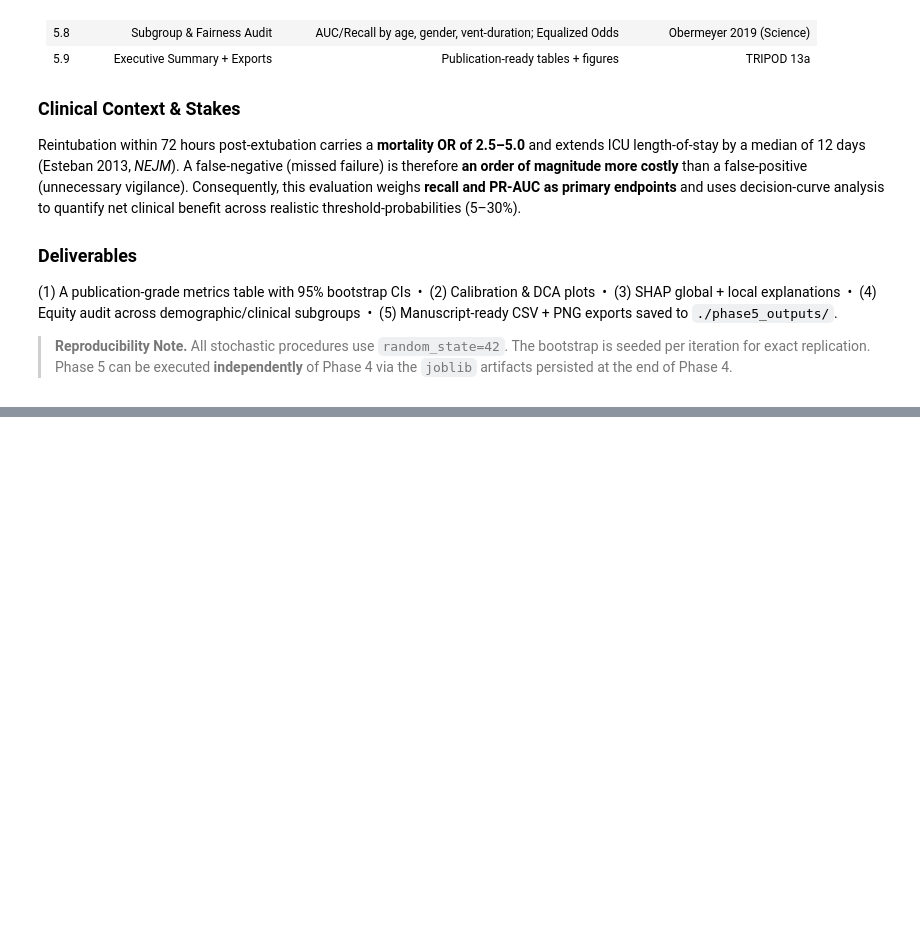
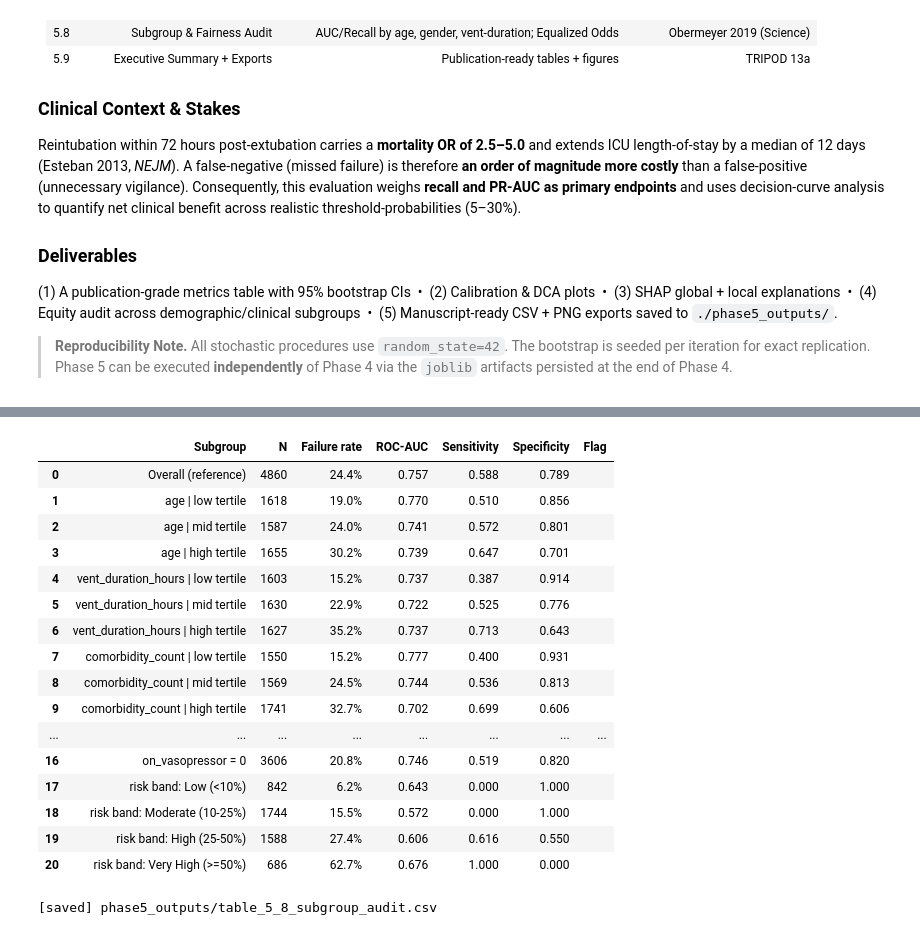
Before and after one commit to UIUO0/Predicting-Extubation-Failure, a Jupyter notebook: Predicting_Extubation_Failure.ipynb, the cells around one changed output, grey strips where cells are left out. Saved outputs shown, nothing was run; the diff lists cells and outputs as text; code cells hidden in the pictures; blank space fills up the shorter version.

```diff
--- a/Predicting_Extubation_Failure.ipynb
+++ b/Predicting_Extubation_Failure.ipynb
@@ -2745,6 +2892,32 @@ print(f'[saved] {OUT_DIR}/figure_5_7_risk_strata.png')
 #   - Predicted-risk band (sanity check from Section 5.7)
 # Subgroups with n<30 are flagged but reported for transparency.
 # -------------------------------------------------------------------
+import joblib
+import numpy as np
+import pandas as pd
+import matplotlib.pyplot as plt
+from pathlib import Path
+from sklearn.metrics import roc_auc_score, recall_score
+
+# ── Self-contained: load Phase 4 artifacts if missing ──
+def _safe_load(name: str, fallback_path: str):
+    if name in globals():
+        return globals()[name]
+    return joblib.load(fallback_path)
+
+results   = _safe_load('results',   'results.pkl')
+best_name = _safe_load('best_name', 'best_name.pkl')
+X_test    = _safe_load('X_test',    'X_test.pkl')
+y_test    = _safe_load('y_test',    'y_test.pkl')
+
+y_test_arr = np.asarray(y_test).astype(int)
+N_TEST     = len(y_test_arr)
+
+OUT_DIR = Path('phase5_outputs')
+OUT_DIR.mkdir(exist_ok=True)
+
+RISK_BINS   = [-0.001, 0.10, 0.25, 0.50, 1.001]
+RISK_LABELS = ['Low (<10%)', 'Moderate (10-25%)', 'High (25-50%)', 'Very High (>=50%)']
 
 # ---- Identify candidate stratification columns -------------------
 CONT_CANDIDATES = {'age', 'apache_ii', 'apache_iv', 'apacheii', 'apacheiv',
@@ -2761,6 +2934,9 @@ print(f'Binary stratifiers     : {bin_cols or "[none]"}')
 
 best_prob = np.asarray(results[best_name]['y_prob'])
 best_pred = (best_prob >= results[best_name]['threshold']).astype(int)
+
+# Rebuild risk strata from probabilities
+risk_strata = pd.cut(best_prob, bins=RISK_BINS, labels=RISK_LABELS)
 
 subgroup_records = []
 
@@ -2804,7 +2980,7 @@ for col in bin_cols:
 
 # Predicted-risk band (sanity check)
 for label in RISK_LABELS:
-    _record(f'risk band: {label}', (risk_strata == label).values)
+    _record(f'risk band: {label}', risk_strata == label)
 
 sub_tbl = pd.DataFrame(subgroup_records)
 print('\n' + '=' * 90)
@@ -2819,29 +2995,5 @@ display(sub_tbl.style.format({'Failure rate': '{:.1%}',
         .background_gradient(subset=['ROC-AUC'], cmap='RdYlGn', vmin=0.5, vmax=1.0))
 
 sub_tbl.to_csv(OUT_DIR / 'table_5_8_subgroup_audit.csv', index=False)
-
-# ---- Range plot --------------------------------------------------
-plot_tbl = sub_tbl.dropna(subset=['ROC-AUC']).copy()
-fig, ax = plt.subplots(figsize=(11, max(4, 0.3 * len(plot_tbl))))
-ypos = np.arange(len(plot_tbl))
-ax.hlines(ypos, plot_tbl['Sensitivity'], plot_tbl['Specificity'],
-          color='lightgrey', lw=4)
-ax.scatter(plot_tbl['ROC-AUC'], ypos, color='#C0392B', s=80,
-           zorder=3, label='ROC-AUC')
-ax.scatter(plot_tbl['Sensitivity'], ypos, color='#1D9E75', s=55,
-           marker='s', label='Sensitivity', zorder=2)
-ax.scatter(plot_tbl['Specificity'], ypos, color='#3D5A80', s=55,
-           marker='D', label='Specificity', zorder=2)
-ax.axvline(0.5, color='k', ls=':', lw=0.8)
-ax.set_yticks(ypos)
-ax.set_yticklabels(plot_tbl['Subgroup'], fontsize=9)
-ax.set_xlim(0, 1.02)
-ax.set_xlabel('Score')
-ax.set_title('Figure 5.8  |  Subgroup Performance Audit', fontweight='bold')
-ax.legend(loc='lower right', frameon=True, fontsize=9)
-plt.tight_layout()
-plt.savefig(OUT_DIR / 'figure_5_8_subgroup_audit.png')
-plt.show()
-
 print(f'\n[saved] {OUT_DIR}/table_5_8_subgroup_audit.csv')
-print(f'[saved] {OUT_DIR}/figure_5_8_subgroup_audit.png')
+# %% [output]
@@ -2847,0 +3007,18 @@ print(f'[saved] {OUT_DIR}/figure_5_8_subgroup_audit.png')
+|  | Subgroup | N | Failure rate | ROC-AUC | Sensitivity | Specificity | Flag |
+| 0 | Overall (reference) | 4860 | 24.4% | 0.757 | 0.588 | 0.789 |  |
+| 1 | age | low tertile | 1618 | 19.0% | 0.770 | 0.510 | 0.856 |  |
+| 2 | age | mid tertile | 1587 | 24.0% | 0.741 | 0.572 | 0.801 |  |
+| 3 | age | high tertile | 1655 | 30.2% | 0.739 | 0.647 | 0.701 |  |
+| 4 | vent_duration_hours | low tertile | 1603 | 15.2% | 0.737 | 0.387 | 0.914 |  |
+| 5 | vent_duration_hours | mid tertile | 1630 | 22.9% | 0.722 | 0.525 | 0.776 |  |
+| 6 | vent_duration_hours | high tertile | 1627 | 35.2% | 0.737 | 0.713 | 0.643 |  |
+| 7 | comorbidity_count | low tertile | 1550 | 15.2% | 0.777 | 0.400 | 0.931 |  |
+| 8 | comorbidity_count | mid tertile | 1569 | 24.5% | 0.744 | 0.536 | 0.813 |  |
+| 9 | comorbidity_count | high tertile | 1741 | 32.7% | 0.702 | 0.699 | 0.606 |  |
+| ... | ... | ... | ... | ... | ... | ... | ... |
+| 16 | on_vasopressor = 0 | 3606 | 20.8% | 0.746 | 0.519 | 0.820 |  |
+| 17 | risk band: Low (<10%) | 842 | 6.2% | 0.643 | 0.000 | 1.000 |  |
+| 18 | risk band: Moderate (10-25%) | 1744 | 15.5% | 0.572 | 0.000 | 1.000 |  |
+| 19 | risk band: High (25-50%) | 1588 | 27.4% | 0.606 | 0.616 | 0.550 |  |
+| 20 | risk band: Very High (>=50%) | 686 | 62.7% | 0.676 | 1.000 | 0.000 |  |
+[saved] phase5_outputs/table_5_8_subgroup_audit.csv
```
Also changed, not shown: parts of 22 cells of this notebook, 20 other files.
